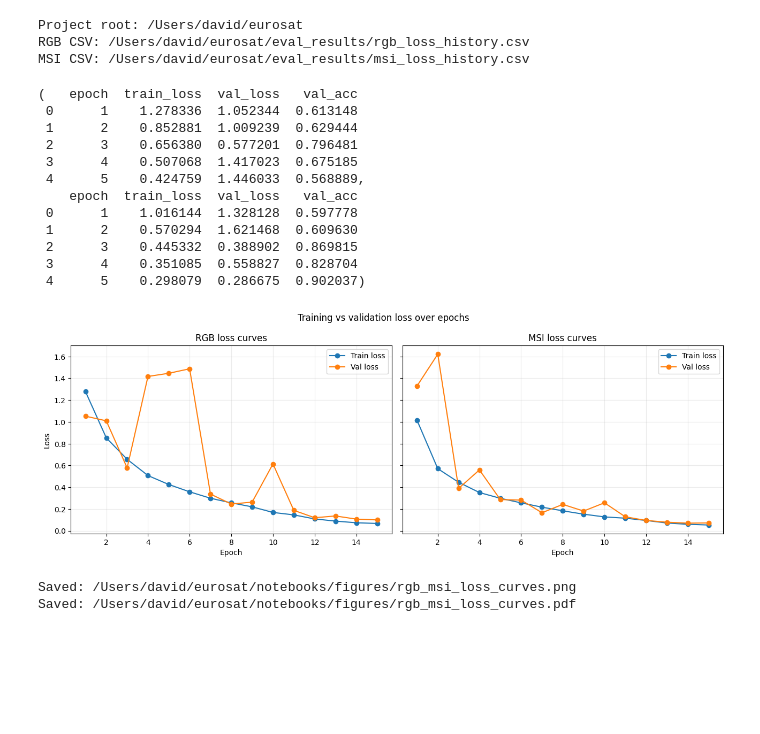
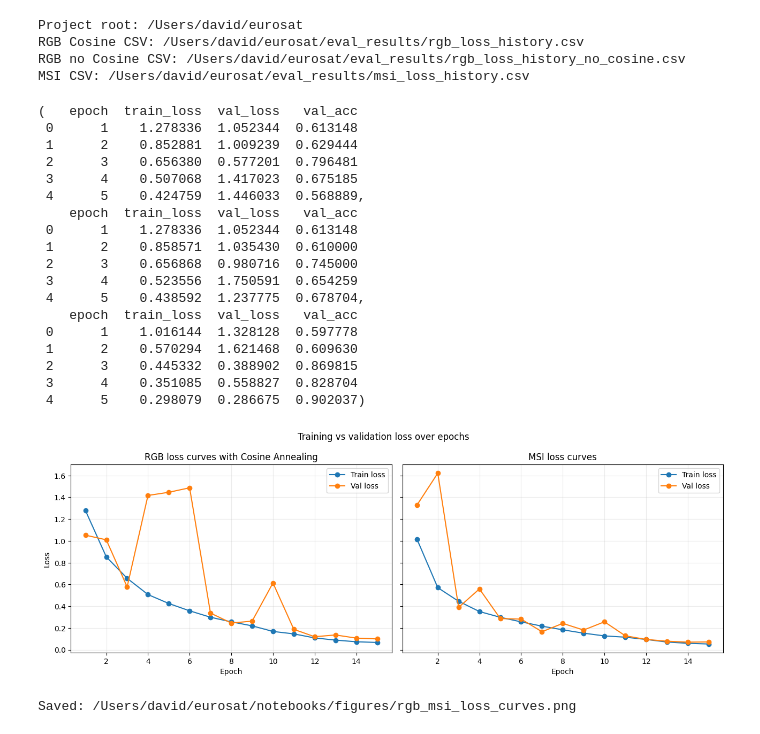
Before and after one commit to davidlsan/EuroSAT-Land-Cover-Classification, a Jupyter notebook: notebooks/05_shared_eval_figures.ipynb, the cells around one changed output. Drawn from its saved outputs; the diff is of its cells as text; code cells hidden in the pictures; blank space fills up the shorter version.

```diff
--- a/notebooks/05_shared_eval_figures.ipynb
+++ b/notebooks/05_shared_eval_figures.ipynb
@@ -29,28 +37,34 @@ EVAL_RESULTS_DIR = PROJECT_ROOT / "eval_results"
 FIGURES_DIR = PROJECT_ROOT / "notebooks" / "figures"
 FIGURES_DIR.mkdir(parents=True, exist_ok=True)
 
-RGB_CSV = EVAL_RESULTS_DIR / "rgb_loss_history.csv"
+RGB_COSINE_CSV = EVAL_RESULTS_DIR / "rgb_loss_history.csv"
+RGB_NO_COSINE_CSV = EVAL_RESULTS_DIR / "rgb_loss_history_no_cosine.csv"
 MSI_CSV = EVAL_RESULTS_DIR / "msi_loss_history.csv"
 
 print(f"Project root: {PROJECT_ROOT}")
-print(f"RGB CSV: {RGB_CSV}")
+print(f"RGB Cosine CSV: {RGB_COSINE_CSV}")
+print(f"RGB no Cosine CSV: {RGB_NO_COSINE_CSV}")
 print(f"MSI CSV: {MSI_CSV}")
 # %% [output]
 Project root: /Users/david/eurosat
-RGB CSV: /Users/david/eurosat/eval_results/rgb_loss_history.csv
+RGB Cosine CSV: /Users/david/eurosat/eval_results/rgb_loss_history.csv
+RGB no Cosine CSV: /Users/david/eurosat/eval_results/rgb_loss_history_no_cosine.csv
 MSI CSV: /Users/david/eurosat/eval_results/msi_loss_history.csv
 # %%
-rgb_df = pd.read_csv(RGB_CSV)
+rgb_cosine_df = pd.read_csv(RGB_COSINE_CSV)
+rgb_no_cosine_df = pd.read_csv(RGB_NO_COSINE_CSV)
 msi_df = pd.read_csv(MSI_CSV)
 
-required_cols = {"epoch", "train_loss", "val_loss"}
-assert required_cols.issubset(rgb_df.columns), f"RGB CSV missing columns: {required_cols - set(rgb_df.columns)}"
+required_cols = {"epoch", "train_loss", "val_loss", "val_acc"}
+assert required_cols.issubset(rgb_cosine_df.columns), f"RGB Cosine CSV missing columns: {required_cols - set(rgb_cosine_df.columns)}"
+assert required_cols.issubset(rgb_no_cosine_df.columns), f"RGB no Cosine CSV missing columns: {required_cols - set(rgb_no_cosine_df.columns)}"
 assert required_cols.issubset(msi_df.columns), f"MSI CSV missing columns: {required_cols - set(msi_df.columns)}"
 
-rgb_df = rgb_df.sort_values("epoch").reset_index(drop=True)
+rgb_cosine_df = rgb_cosine_df.sort_values("epoch").reset_index(drop=True)
+rgb_no_cosine_df = rgb_no_cosine_df.sort_values("epoch").reset_index(drop=True)
 msi_df = msi_df.sort_values("epoch").reset_index(drop=True)
 
-rgb_df.head(), msi_df.head()
+rgb_cosine_df.head(), rgb_no_cosine_df.head(), msi_df.head()
 # %% [output]
 (   epoch  train_loss  val_loss   val_acc
  0      1    1.278336  1.052344  0.613148
@@ -59,6 +73,12 @@ rgb_df.head(), msi_df.head()
  3      4    0.507068  1.417023  0.675185
  4      5    0.424759  1.446033  0.568889,
     epoch  train_loss  val_loss   val_acc
+ 0      1    1.278336  1.052344  0.613148
+ 1      2    0.858571  1.035430  0.610000
+ 2      3    0.656868  0.980716  0.745000
+ 3      4    0.523556  1.750591  0.654259
+ 4      5    0.438592  1.237775  0.678704,
+    epoch  train_loss  val_loss   val_acc
  0      1    1.016144  1.328128  0.597778
  1      2    0.570294  1.621468  0.609630
  2      3    0.445332  0.388902  0.869815
@@ -67,30 +87,29 @@ rgb_df.head(), msi_df.head()
 # %%
 fig, axes = plt.subplots(1, 2, figsize=(13, 4.8), sharey=True)
 
-axes[0].plot(rgb_df["epoch"], rgb_df["train_loss"], marker="o", label="Train loss")
-axes[0].plot(rgb_df["epoch"], rgb_df["val_loss"], marker="o", label="Val loss")
-axes[0].set_title("RGB loss curves")
+axes[0].plot(rgb_cosine_df["epoch"], rgb_cosine_df["train_loss"], marker="o", label="Train loss")
+axes[0].plot(rgb_cosine_df["epoch"], rgb_cosine_df["val_loss"], marker="o", label="Val loss")
+axes[0].set_title("RGB loss curves with Cosine Annealing")
 axes[0].set_xlabel("Epoch")
 axes[0].set_ylabel("Loss")
 axes[0].grid(alpha=0.25)
 axes[0].legend()
 
 axes[1].plot(msi_df["epoch"], msi_df["train_loss"], marker="o", label="Train loss")
 axes[1].plot(msi_df["epoch"], msi_df["val_loss"], marker="o", label="Val loss")
 axes[1].set_title("MSI loss curves")
 axes[1].set_xlabel("Epoch")
 axes[1].grid(alpha=0.25)
 axes[1].legend()
 
 fig.suptitle("Training vs validation loss over epochs")
 fig.tight_layout()
 
 output_png = FIGURES_DIR / "rgb_msi_loss_curves.png"
 fig.savefig(output_png, dpi=300, bbox_inches="tight")
 plt.show()
 
 print(f"Saved: {output_png}")
 # %% [output]
-[figure, old version]
+[figure, new version]
 Saved: /Users/david/eurosat/notebooks/figures/rgb_msi_loss_curves.png
-Saved: /Users/david/eurosat/notebooks/figures/rgb_msi_loss_curves.pdf
```
Also changed, not shown: parts of 5 cells of this notebook, 12 other files.
